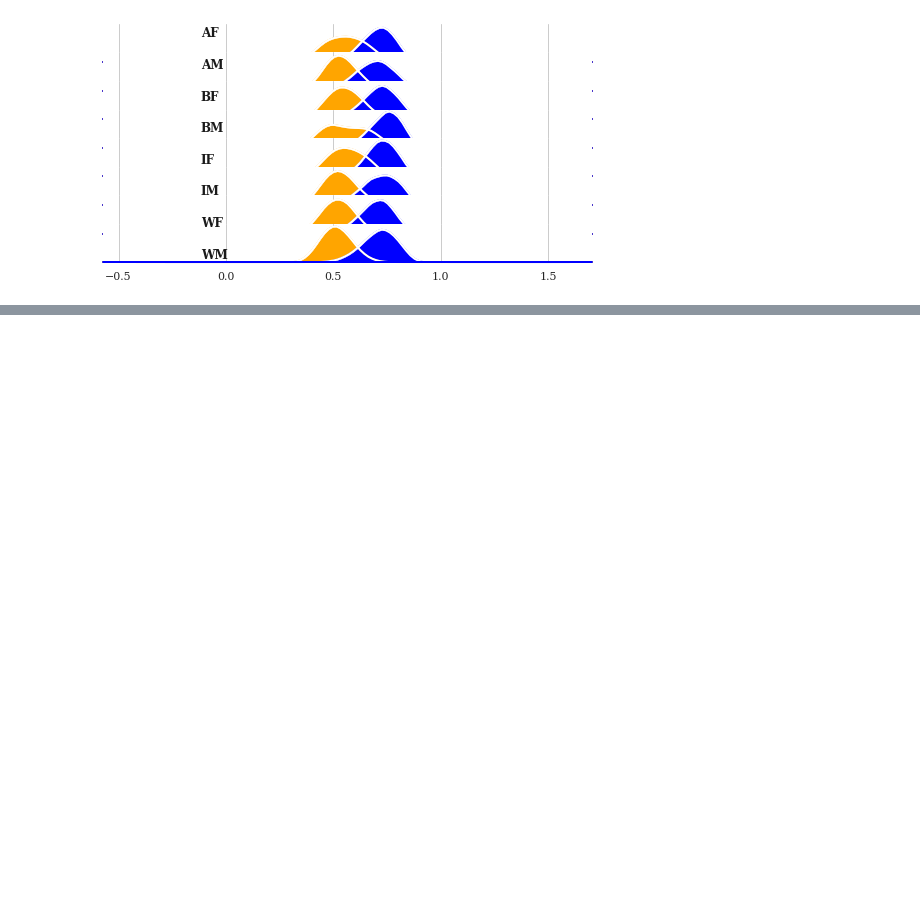
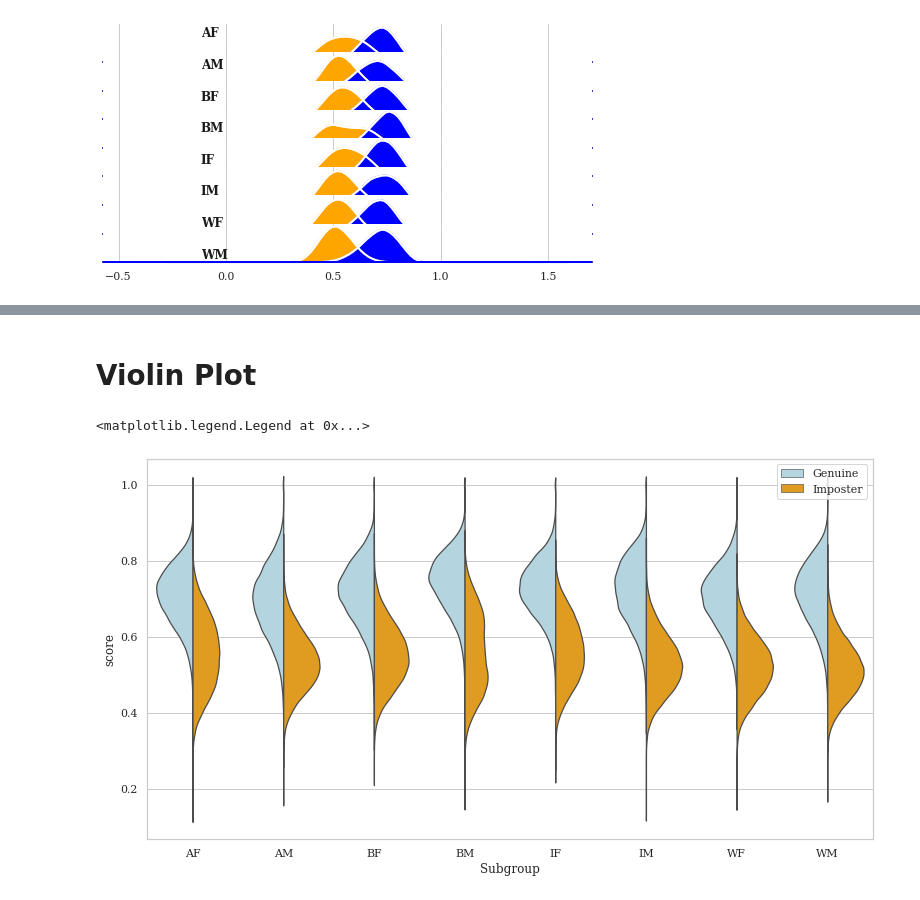
Before and after one commit to visionjo/facerec-bias-bfw, a Jupyter notebook: code/notebooks/2_create_sdm_curves.ipynb, the cells around one changed output, grey strips where cells are left out. Cells and saved outputs as stored; diff of their text form; code cells hidden in the pictures; blank space fills up the shorter version.

Commit message:
added violin, box, and boxenplots

```diff
--- a/code/notebooks/2_create_sdm_curves.ipynb
+++ b/code/notebooks/2_create_sdm_curves.ipynb
@@ -133,0 +150,10 @@ g.despine(bottom=True, left=True)
+# %% [markdown]
+# Violin Plot
+# %%
+fig, ax = plt.subplots(1,1,figsize=(13,7))
+sns.violinplot(x="a1", y="score", hue="Tag", data=data,linewidth=1.25, dodge=True, split=True, palette=palette, ax=ax, scale_hue=True,inner=None)
+plt.xlabel('Subgroup')
+plt.legend(loc='best')
+# %% [output]
+<matplotlib.legend.Legend at 0x...>
+[figure, added]
```
Also changed, not shown: parts of 4 cells of this notebook, 1 other file.
